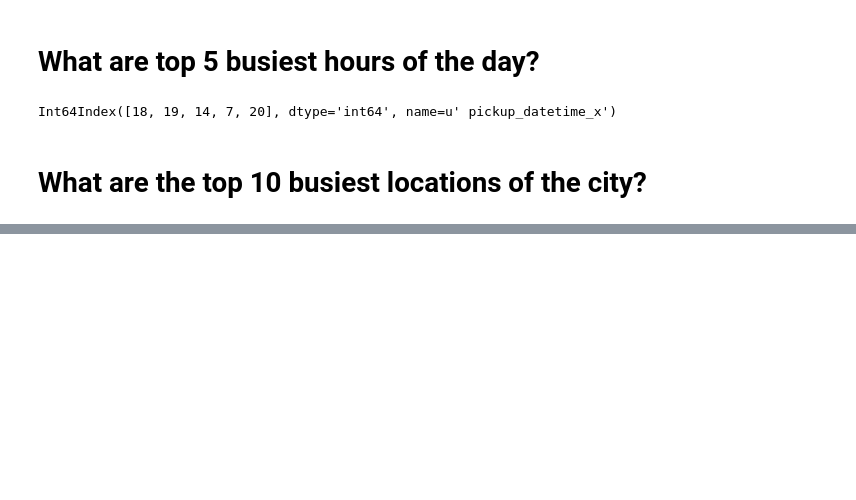
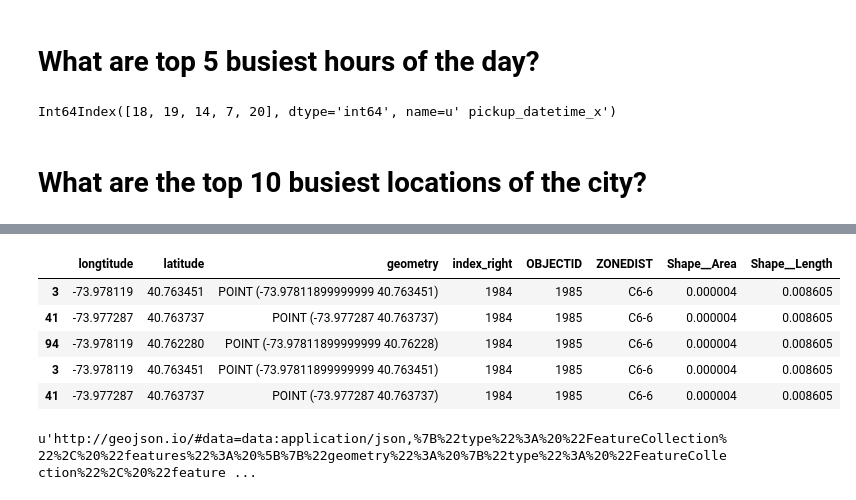
Before and after one commit to emali1/NYCTaxi, a Jupyter notebook: DataPrepare.ipynb, the cells around one changed output, grey strips where cells are left out. Drawn from its saved outputs; the diff is of its cells as text; code cells hidden in the pictures; blank space fills up the shorter version.

```diff
--- a/DataPrepare.ipynb
+++ b/DataPrepare.ipynb
@@ -124,0 +162,5 @@ full_tripdata.columns()
+# %%
+import geopandas as gpd
+nyc = gpd.read_file('data/NYC Zoning.geojson')
+
+nyc.head()
@@ -125,3 +201,18 @@ full_tripdata.columns()
+# %%
+locs_in_NYC = gpd.sjoin(gloc,nyc, how="inner", op="intersects")
+locs_in_NYC.head()
+# %% [output]
+|  | longtitude | latitude | geometry | index_right | OBJECTID | ZONEDIST | Shape__Area | Shape__Length |
+| 3 | -73.978119 | 40.763451 | POINT (-73.97811899999999 40.763451) | 1984 | 1985 | C6-6 | 0.000004 | 0.008605 |
+| 41 | -73.977287 | 40.763737 | POINT (-73.977287 40.763737) | 1984 | 1985 | C6-6 | 0.000004 | 0.008605 |
+| 94 | -73.978119 | 40.762280 | POINT (-73.97811899999999 40.76228) | 1984 | 1985 | C6-6 | 0.000004 | 0.008605 |
+| 3 | -73.978119 | 40.763451 | POINT (-73.97811899999999 40.763451) | 1984 | 1985 | C6-6 | 0.000004 | 0.008605 |
+| 41 | -73.977287 | 40.763737 | POINT (-73.977287 40.763737) | 1984 | 1985 | C6-6 | 0.000004 | 0.008605 |
+# %%
+import geojsonio
+geojsonio.display(locs_in_NYC.h)
+# %% [output]
+u'http://geojson.io/#data=data:application/json,%7B%22type%22%3A%20%22FeatureCollection%22%2C%20%22features%22%3A%20%5B%7B%22geometry%22%3A%20%7B%22type%22%3A%20%22FeatureCollection%22%2C%20%22feature ...
 # %%
 pickupLocations = full_tripdata.iloc[]
 # %%
```
Also changed, not shown: parts of 5 cells of this notebook.
